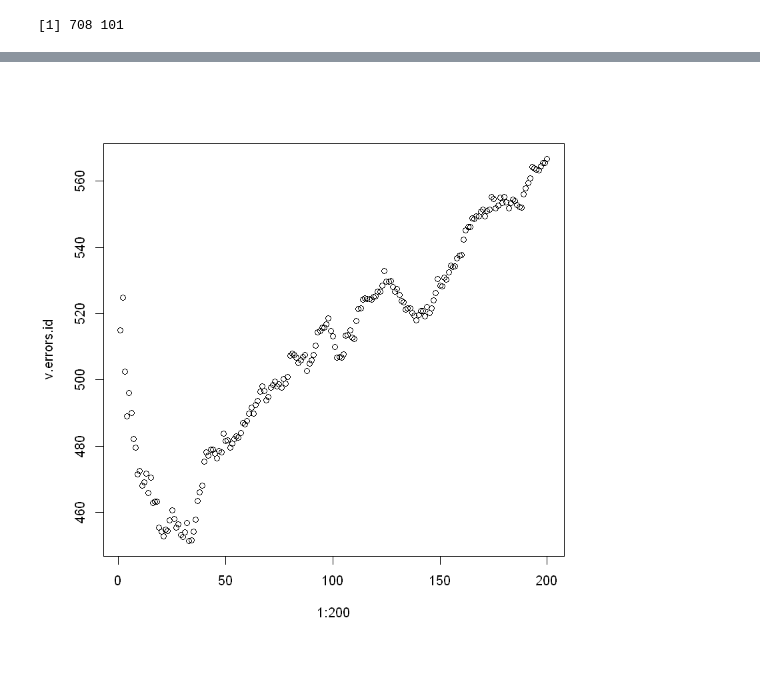
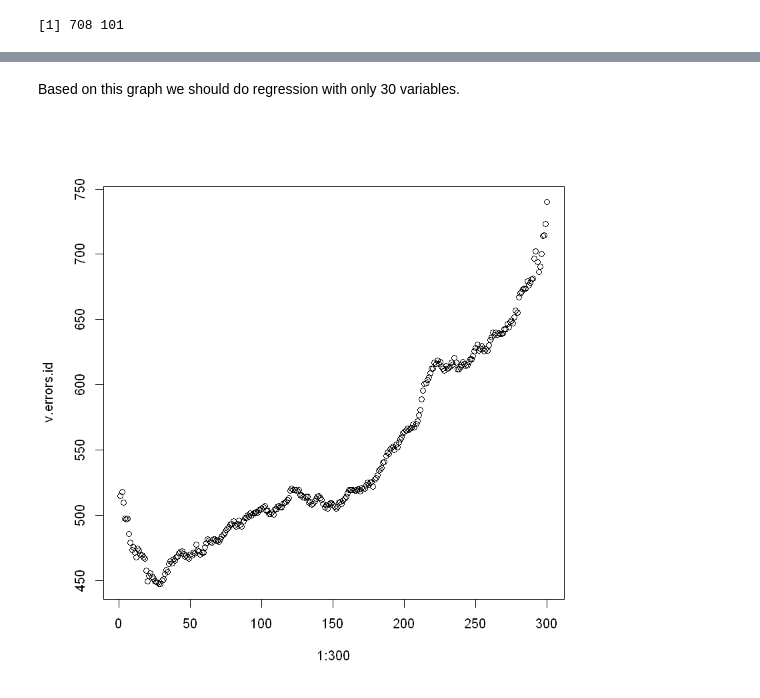
Before and after one commit to Candice-Romuald/ML-project, a Jupyter notebook: src/Linear methods/LM.ipynb, the cells around one changed output, grey strips where cells are left out. Cells and saved outputs as stored; diff of their text form; code cells hidden in the pictures; blank space fills up the shorter version.

```diff
--- a/src/Linear methods/LM.ipynb
+++ b/src/Linear methods/LM.ipynb
@@ -39,7 +39,7 @@ We do not show the entire results for these fits as it unnecessarily polluts thi
 ## 3. Subset Selection
 ### Foward selection
 # %%
-less_variable.study.fw <- regsubsets(VALENCE.PLEASANTNESS ~ ., train.regr,nvmax = 100,really.big=T,method="forward")
+less_variable.study.fw <- regsubsets(VALENCE.PLEASANTNESS ~ ., train.regr,nvmax = 150,really.big=T,method="forward")
 # %% [output]
 Warning message in leaps.setup(x, y, wt = wt, nbest = nbest, nvmax = nvmax, force.in = force.in, :
 "4538  linear dependencies found"
@@ -87,3 +82,2 @@ Warning message in leaps.setup(x, y, wt = wt, nbest = nbest, nvmax = nvmax, forc
 # %%
-C <- coef(less_variable.study.fw,id = 100)
-coef(less_variable.study.fw,id = 10)
+C <- coef(less_variable.study.fw,id = 150)
@@ -119,10 +105,10 @@ dim(data.for.validation)
 # %% [output]
 [1] 708 101
 # %%
-validation_data <- vfold_cv(data.for.validation, v = 20) #v = nbr of fold !
+validation_data <- vfold_cv(data.for.validation, v = 10) #v = nbr of fold !
 
 fit_and_evaluate <- function(fold, formula) {
-    best.fit.id <- regsubsets(formula, analysis(fold),really.big=T,method="forward",nvmax = 96)
+    best.fit.id <- regsubsets(formula, analysis(fold),really.big=T,method="forward",nvmax = 150)
     valid.set <- assessment(fold)
     sapply(seq(1, best.fit.id$nvmax - 1), function(id) mean((valid.set$VALENCE.PLEASANTNESS - predict.regsubsets(best.fit.id, valid.set, id, formula))^2))
 }
@@ -156,20 +121,22 @@ plot(1:97,v.errors.id)
+# %% [markdown]
+Based on this graph we should do regression with only 30 variables.
 # %%
-m <- model.matrix(VALENCE.PLEASANTNESS ~ .,data.train.process)
+m <- model.matrix(VALENCE.PLEASANTNESS ~ .,train.zeroVar)
 data.for.validation <- m[,Id.process]
 data.for.validation <- data.frame(data.for.validation)
 data.for.validation$VALENCE.PLEASANTNESS <- train.regr[,"VALENCE.PLEASANTNESS"]
 
-
-validation_data <- vfold_cv(data.for.validation, v = 25) #v = nbr of fold !
-
 fit_and_evaluate <- function(fold, formula) {
-    best.fit.id <- regsubsets(formula, analysis(fold),really.big=T,method="forward",nvmax = 200)
+    best.fit.id <- regsubsets(formula, analysis(fold),really.big=T,method="forward",nvmax = 300)
     valid.set <- assessment(fold)
     sapply(seq(1, best.fit.id$nvmax - 1), function(id) mean((valid.set$VALENCE.PLEASANTNESS - predict.regsubsets(best.fit.id, valid.set, id, formula))^2))
 }
+
+validation_data <- vfold_cv(data.for.validation, v = 12) #v = nbr of fold !
+
 v.errors <- sapply(validation_data$splits, fit_and_evaluate,VALENCE.PLEASANTNESS ~ .)
 v.errors.id <- rowMeans(v.errors)
 # %%
-plot(1:200,v.errors.id)
+plot(1:300,v.errors.id)
 # %% [output]
-[figure, old version]
+[figure, new version]
```
Also changed, not shown: parts of 21 cells of this notebook, 1 other file.
